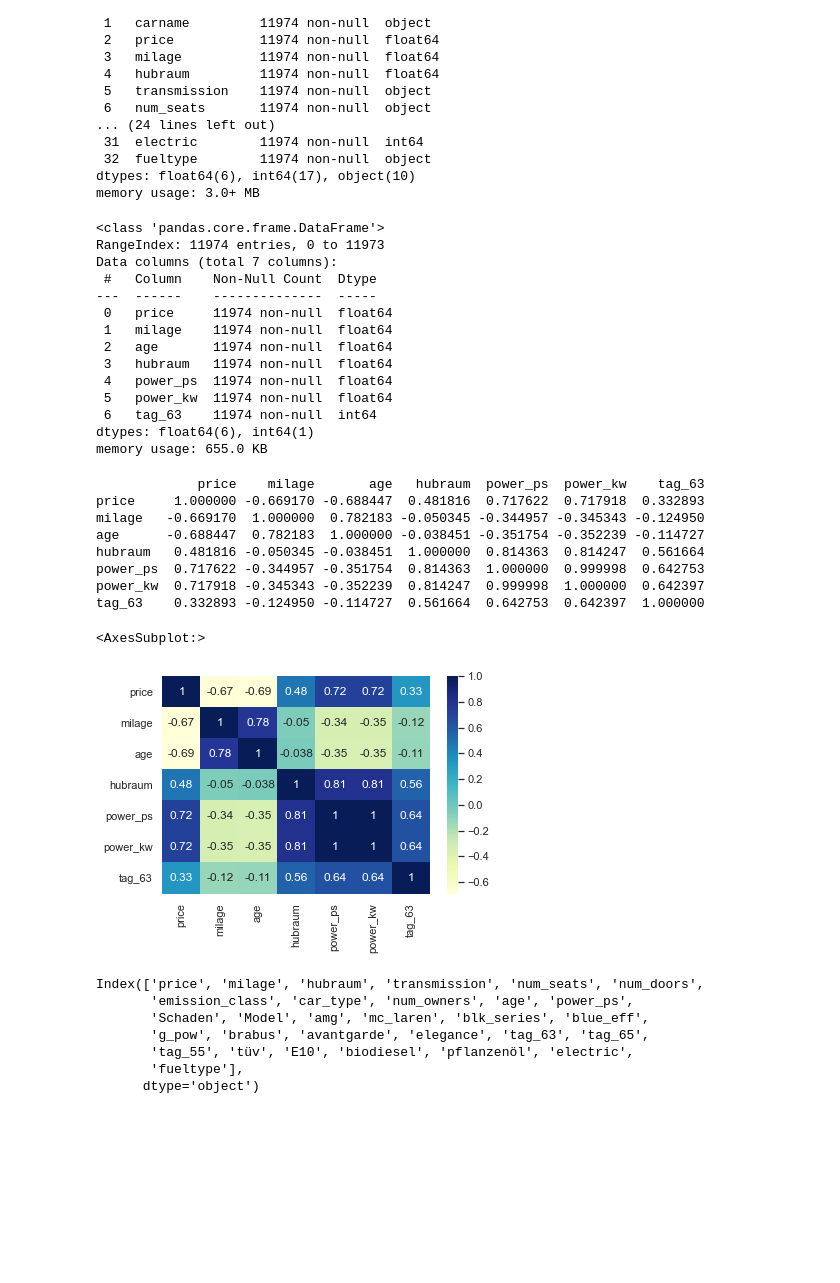
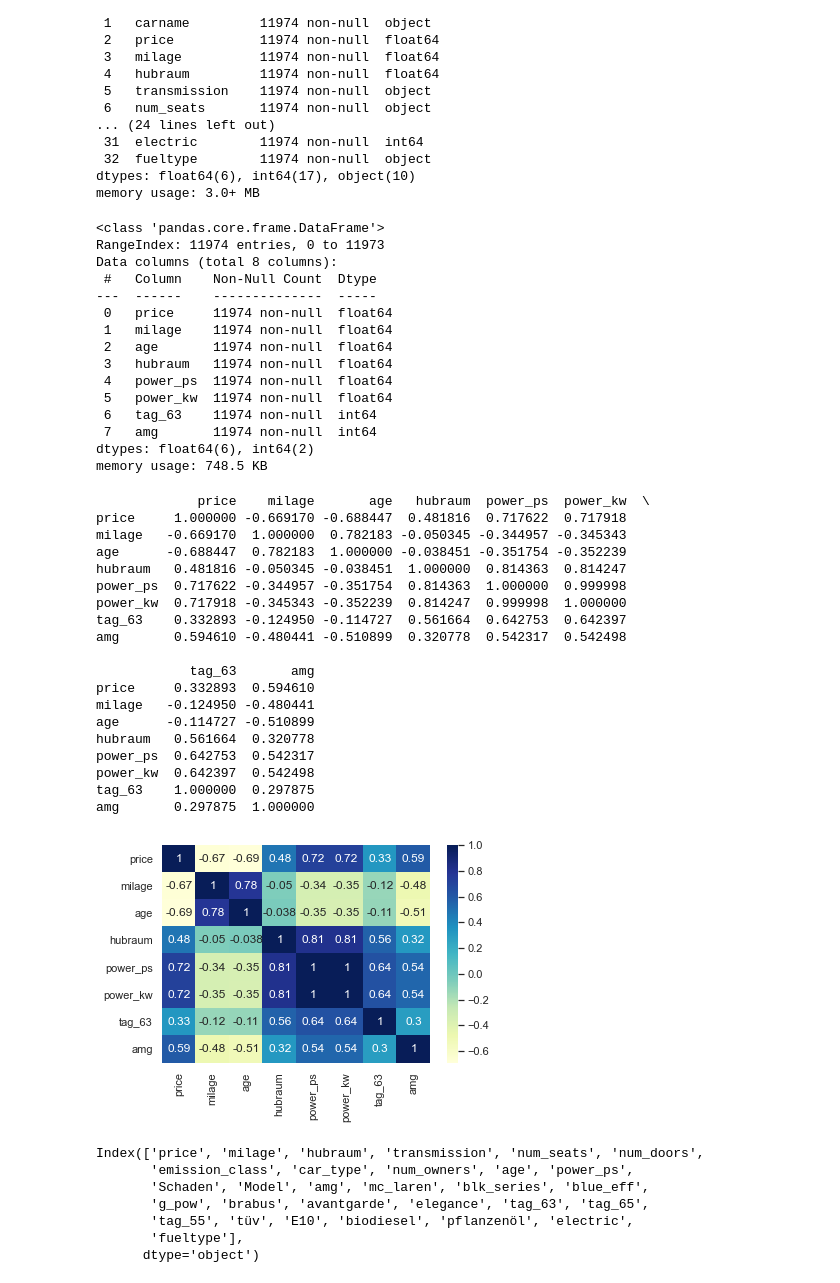
Before and after one commit to MarkusUllenbruch/DS-Webscraper-Mercedes-PricePrediction, a Jupyter notebook: Step3_EDA.ipynb, the cells around one changed output. Cells and saved outputs as stored; diff of their text form; code cells hidden in the pictures; blank space fills up the shorter version.

Commit message:
plots
plots

```diff
--- a/Step3_EDA.ipynb
+++ b/Step3_EDA.ipynb
@@ -312,12 +312,12 @@ dtypes: float64(6), int64(17), object(10)
 memory usage: 3.0+ MB
 # %%
 #df_num = data.drop(["carname", "Unnamed: 0", "transmission", "num_seats", "num_doors", "emission_class", "car_type", "num_owners", "Schaden", "Model", "fueltype"], axis=1)
-df_num = data[['price', 'milage', 'age', 'hubraum', 'power_ps', 'power_kw', 'tag_63']]
+df_num = data[['price', 'milage', 'age', 'hubraum', 'power_ps', 'power_kw', 'tag_63', 'amg']]
 df_num.info()
 # %% [output]
 <class 'pandas.core.frame.DataFrame'>
 RangeIndex: 11974 entries, 0 to 11973
-Data columns (total 7 columns):
+Data columns (total 8 columns):
  #   Column    Non-Null Count  Dtype
 ---  ------    --------------  -----
  0   price     11974 non-null  float64
@@ -327,28 +327,41 @@ Data columns (total 7 columns):
  4   power_ps  11974 non-null  float64
  5   power_kw  11974 non-null  float64
  6   tag_63    11974 non-null  int64
-dtypes: float64(6), int64(1)
-memory usage: 655.0 KB
+ 7   amg       11974 non-null  int64
+dtypes: float64(6), int64(2)
+memory usage: 748.5 KB
 # %%
 corrmat = df_num.corr()
 print(corrmat)
 # %% [output]
-             price    milage       age   hubraum  power_ps  power_kw    tag_63
-price     1.000000 -0.669170 -0.688447  0.481816  0.717622  0.717918  0.332893
-milage   -0.669170  1.000000  0.782183 -0.050345 -0.344957 -0.345343 -0.124950
-age      -0.688447  0.782183  1.000000 -0.038451 -0.351754 -0.352239 -0.114727
-hubraum   0.481816 -0.050345 -0.038451  1.000000  0.814363  0.814247  0.561664
-power_ps  0.717622 -0.344957 -0.351754  0.814363  1.000000  0.999998  0.642753
-power_kw  0.717918 -0.345343 -0.352239  0.814247  0.999998  1.000000  0.642397
-tag_63    0.332893 -0.124950 -0.114727  0.561664  0.642753  0.642397  1.000000
+             price    milage       age   hubraum  power_ps  power_kw  \
+price     1.000000 -0.669170 -0.688447  0.481816  0.717622  0.717918
+milage   -0.669170  1.000000  0.782183 -0.050345 -0.344957 -0.345343
+age      -0.688447  0.782183  1.000000 -0.038451 -0.351754 -0.352239
+hubraum   0.481816 -0.050345 -0.038451  1.000000  0.814363  0.814247
+power_ps  0.717622 -0.344957 -0.351754  0.814363  1.000000  0.999998
+power_kw  0.717918 -0.345343 -0.352239  0.814247  0.999998  1.000000
+tag_63    0.332893 -0.124950 -0.114727  0.561664  0.642753  0.642397
+amg       0.594610 -0.480441 -0.510899  0.320778  0.542317  0.542498
+
+            tag_63       amg
+price     0.332893  0.594610
+milage   -0.124950 -0.480441
+age      -0.114727 -0.510899
+hubraum   0.561664  0.320778
+power_ps  0.642753  0.542317
+power_kw  0.642397  0.542498
+tag_63    1.000000  0.297875
+amg       0.297875  1.000000
 # %%
 #Correlation using heatmap
 #plt.figure(figsize = (40+6, 35+6))
-sns.heatmap(corrmat, annot = True, cmap="YlGnBu")
+sns_plot = sns.heatmap(corrmat, annot = True, cmap="YlGnBu")
+fig = sns_plot.get_figure()
+fig.savefig("./Plots/corr.png")
 #plt.show()
 # %% [output]
-<AxesSubplot:>
-[figure, old version]
+[figure, new version]
 # %%
 data_dummies = data.drop(['carname', 'Unnamed: 0', 'power_kw'], axis=1)
 print(data_dummies.columns)
```
Also changed, not shown: parts of 27 cells of this notebook, 3 other files.
